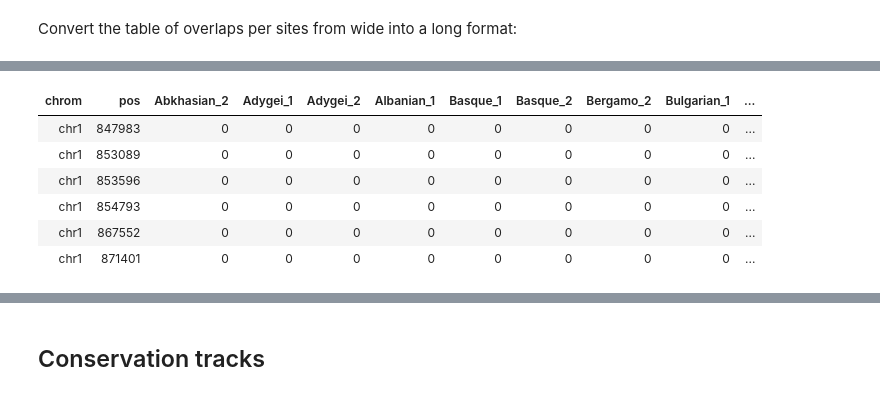
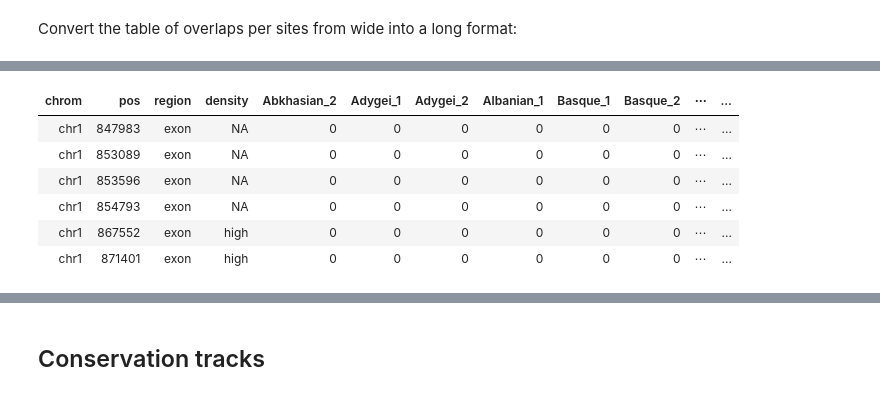
Before and after one commit to bodkan/nea-over-time, a Jupyter notebook: notebooks/introgression_predictors.ipynb, the cells around one changed output, grey strips where cells are left out. Saved outputs shown, nothing was run; the diff lists cells and outputs as text; code cells hidden in the pictures.

Commit message:
Calculate Nea. within low-/high-density regions

```diff
--- a/notebooks/introgression_predictors.ipynb
+++ b/notebooks/introgression_predictors.ipynb
@@ -75,8 +75,8 @@ european_ids <- get_european_ids("../raw_data/10_24_2014_SGDP_metainformation_up
 europeans <-
     load_dataset("../clean_data/ice_age.tsv", "../clean_data/sgdp.tsv", "../clean_data/archaics.tsv",
                  random_sample=FALSE) %>%
-    dplyr::select(c("chrom", "pos", european_ids)) %>%
-    dplyr::mutate(chrom=paste0("chr", chrom), start=pos, end=pos)
+    select(c("chrom", "pos", european_ids)) %>%
+    mutate(chrom=paste0("chr", chrom))
 # %% [output]
 Warning message:
 “Missing column names filled in: 'X12' [12], 'X13' [13], 'X14' [14], 'X15' [15], 'X16' [16], 'X17' [17], 'X18' [18], 'X19' [19], 'X20' [20], 'X21' [21], 'X22' [22], 'X23' [23], 'X24' [24]”Parsed with  ...
@@ -96,7 +96,9 @@ cols(
 Joining, by = c("chrom", "pos", "ref", "alt")
 Joining, by = c("chrom", "pos", "ref", "alt")
 # %%
-sites <- makeGRangesFromDataFrame(europeans)
+sites <-
+    mutate(europeans, start=pos, end=pos) %>%
+    makeGRangesFromDataFrame
 seqinfo(sites) <- seqinfo(BSgenome.Hsapiens.UCSC.hg19)
 # %%
 length(sites)
@@ -495,14 +499,19 @@ for (r in names(regions)) {
 # %%
 tbl_bins <- as.data.frame(sites) %>%
-    select(seqnames, start, end, contains("bins")) %>%
-    rename(chrom=seqnames)
+    select(seqnames, start, end, contains("density")) %>%
+    rename(chrom=seqnames, pos=start) %>%
+    mutate(chrom=as.character(chrom)) %>%
+    select(-end) %>%
+    gather(region, density, -c(chrom, pos)) %>%
+    mutate(region=str_replace(region, "_density", "")) %>%
+    inner_join(europeans, by=c("chrom", "pos"))
 # %%
-head(europeans)
+head(tbl_bins)
 # %% [output]
-| chrom | pos | Abkhasian_2 | Adygei_1 | Adygei_2 | Albanian_1 | Basque_1 | Basque_2 | Bergamo_2 | Bulgarian_1 | ... |
-| chr1 | 847983 | 0 | 0 | 0 | 0 | 0 | 0 | 0 | 0 | ... |
-| chr1 | 853089 | 0 | 0 | 0 | 0 | 0 | 0 | 0 | 0 | ... |
-| chr1 | 853596 | 0 | 0 | 0 | 0 | 0 | 0 | 0 | 0 | ... |
-| chr1 | 854793 | 0 | 0 | 0 | 0 | 0 | 0 | 0 | 0 | ... |
-| chr1 | 867552 | 0 | 0 | 0 | 0 | 0 | 0 | 0 | 0 | ... |
-| chr1 | 871401 | 0 | 0 | 0 | 0 | 0 | 0 | 0 | 0 | ... |
+| chrom | pos | region | density | Abkhasian_2 | Adygei_1 | Adygei_2 | Albanian_1 | Basque_1 | Basque_2 | ⋯ | ... |
+| chr1 | 847983 | exon | NA | 0 | 0 | 0 | 0 | 0 | 0 | ⋯ | ... |
+| chr1 | 853089 | exon | NA | 0 | 0 | 0 | 0 | 0 | 0 | ⋯ | ... |
+| chr1 | 853596 | exon | NA | 0 | 0 | 0 | 0 | 0 | 0 | ⋯ | ... |
+| chr1 | 854793 | exon | NA | 0 | 0 | 0 | 0 | 0 | 0 | ⋯ | ... |
+| chr1 | 867552 | exon | high | 0 | 0 | 0 | 0 | 0 | 0 | ⋯ | ... |
+| chr1 | 871401 | exon | high | 0 | 0 | 0 | 0 | 0 | 0 | ⋯ | ... |
```
Also changed, not shown: parts of 18 cells of this notebook.
